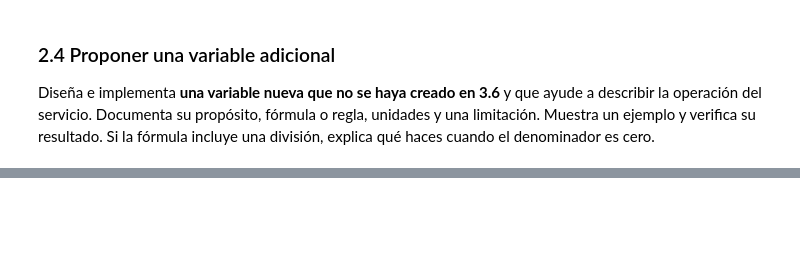
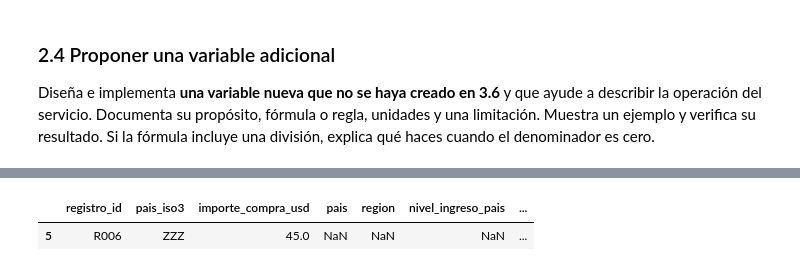
Before and after one commit to Santiago-CS/Procesamiento-de-datos, a Jupyter notebook: Modulo II/Actividad7_Generación_Enriquecimiento_Datos.ipynb, the cells around one changed output, grey strips where cells are left out. Cells and saved outputs as stored; diff of their text form; code cells hidden in the pictures; blank space fills up the shorter version.

```diff
--- a/Modulo II/Actividad7_Generación_Enriquecimiento_Datos.ipynb
+++ b/Modulo II/Actividad7_Generación_Enriquecimiento_Datos.ipynb
@@ -70,2 +334,97 @@ Diseña e implementa **una variable nueva que no se haya creado en 3.6** y que a
 # %%
 # Desarrolla los apartados C.1 y C.2 sin modificar compras_demo.
+
+import json
+
+# Función y carga de los archivos JSON del Banco Mundial (reutilizado del cuaderno 3.4)
+def leer_datos_banco_mundial(archivo):
+    with open(archivo, encoding='utf-8') as entrada:
+        contenido = json.load(entrada)
+    if len(contenido) < 2 or contenido[1] is None:
+        raise ValueError(f'El archivo no contiene datos del Banco Mundial: {archivo}')
+    return contenido[1]
+
+paises_api = leer_datos_banco_mundial(os.path.join(carpeta_datos, 'banco_mundial_paises.json'))
+poblacion_api = leer_datos_banco_mundial(os.path.join(carpeta_datos, 'banco_mundial_poblacion_2023.json'))
+pib_api = leer_datos_banco_mundial(os.path.join(carpeta_datos, 'banco_mundial_pib_per_capita_2023.json'))
+
+# Construir tablas y contexto_paises excluyendo agregados regionales
+tabla_paises = pd.DataFrame([
+    {
+        'pais_iso3': pais['id'],
+        'pais': pais['name'],
+        'region': pais['region']['value'].strip(),
+        'nivel_ingreso_pais': pais['incomeLevel']['value'].strip(),
+        'codigo_nivel_ingreso': pais['incomeLevel']['id']
+    }
+    for pais in paises_api
+    if pais['incomeLevel']['id'] in {'LIC', 'LMC', 'UMC', 'HIC'}
+])
+
+codigos_pais = set(tabla_paises['pais_iso3'])
+
+tabla_poblacion = pd.DataFrame([
+    {'pais_iso3': dato['countryiso3code'], 'poblacion_2023': dato['value']}
+    for dato in poblacion_api
+    if dato['value'] is not None and dato['countryiso3code'] in codigos_pais
+])
+
+tabla_pib = pd.DataFrame([
+    {'pais_iso3': dato['countryiso3code'], 'pib_per_capita_usd_2023': dato['value']}
+    for dato in pib_api
+    if dato['value'] is not None and dato['countryiso3code'] in codigos_pais
+])
+
+contexto_paises = (
+    tabla_paises
+    .merge(tabla_poblacion, on='pais_iso3', how='left', validate='one_to_one')
+    .merge(tabla_pib, on='pais_iso3', how='left', validate='one_to_one')
+)
+
+# Definir compras_demo original (sin modificarlo después)
+compras_demo = pd.DataFrame({
+    'registro_id': ['R001', 'R002', 'R003', 'R004', 'R005', 'R006'],
+    'pais_iso3': ['MEX', 'USA', 'COL', 'BRA', 'MEX', 'USA'],
+    'importe_compra_usd': [35.50, 82.00, 24.75, 51.20, 63.00, 45.00]
+})
+
+# ==============================================================================
+# Apartado C.1: Cambiar un código en una copia por otro país válido (ej. 'JPN')
+# ==============================================================================
+compras_c1 = compras_demo.copy()
+compras_c1.loc[compras_c1['registro_id'] == 'R004', 'pais_iso3'] = 'JPN'
+
+enriquecidas_c1 = compras_c1.merge(
+    contexto_paises,
+    on='pais_iso3',
+    how='left',
+    validate='many_to_one',
+    indicator=True
+)
+
+columnas_nuevas_agregadas = [c for c in enriquecidas_c1.columns if c not in compras_demo.columns]
+print("=== Apartado C.1: Resultado al cambiar R004 a 'JPN' (Japón) ===")
+print("Columnas agregadas por el merge:", columnas_nuevas_agregadas)
+display(enriquecidas_c1.round(2))
+
+# ==============================================================================
+# Apartado C.2: Probar un código inexistente (ej. 'ZZZ') y revisar _merge
+# ==============================================================================
+compras_c2 = compras_demo.copy()
+compras_c2.loc[compras_c2['registro_id'] == 'R006', 'pais_iso3'] = 'ZZZ'
+
+enriquecidas_c2 = compras_c2.merge(
+    contexto_paises,
+    on='pais_iso3',
+    how='left',
+    validate='many_to_one',
+    indicator=True
+)
+
+print("\n=== Apartado C.2: Resultado al probar un código inexistente ('ZZZ') ===")
+display(enriquecidas_c2.round(2))
+print("\nConteo de estados en '_merge':")
+display(enriquecidas_c2['_merge'].value_counts().to_frame(name='conteo'))
+print("Filas sin correspondencia en el catálogo:")
+display(enriquecidas_c2[enriquecidas_c2['_merge'] != 'both'])
+# %% [output]
@@ -71,0 +455,2 @@ Diseña e implementa **una variable nueva que no se haya creado en 3.6** y que a
+|  | registro_id | pais_iso3 | importe_compra_usd | pais | region | nivel_ingreso_pais | ... |
+| 5 | R006 | ZZZ | 45.0 | NaN | NaN | NaN | ... |
```
Also changed, not shown: parts of 13 cells of this notebook, 2 other files.
